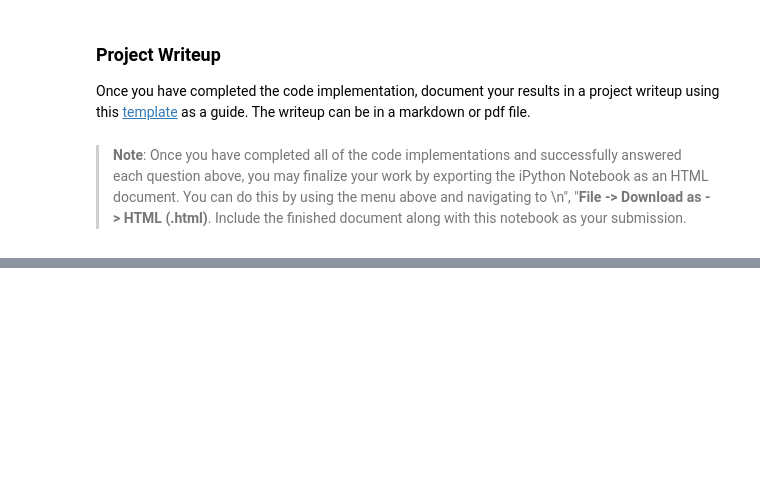
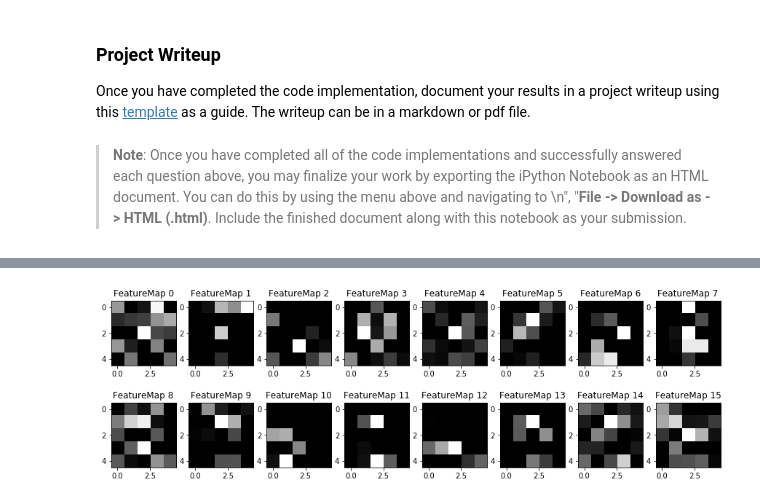
Before and after one commit to jinscript/CarND-Traffic-Sign-Classifier-Project, a Jupyter notebook: Traffic_Sign_Classifier.ipynb, the cells around one changed output, grey strips where cells are left out. Drawn from its saved outputs; the diff is of its cells as text; code cells hidden in the pictures; blank space fills up the shorter version.

```diff
--- a/Traffic_Sign_Classifier.ipynb
+++ b/Traffic_Sign_Classifier.ipynb
@@ -525,0 +540,5 @@ def outputFeatureMap(image_input, tf_activation, activation_min=-1, activation_m
+# %%
+conv2 = layer_map.get('conv2')
+outputFeatureMap(d[:1], conv2)
+# %% [output]
+[figure, added]
```
Also changed, not shown: parts of 7 cells of this notebook, 1 other file.
